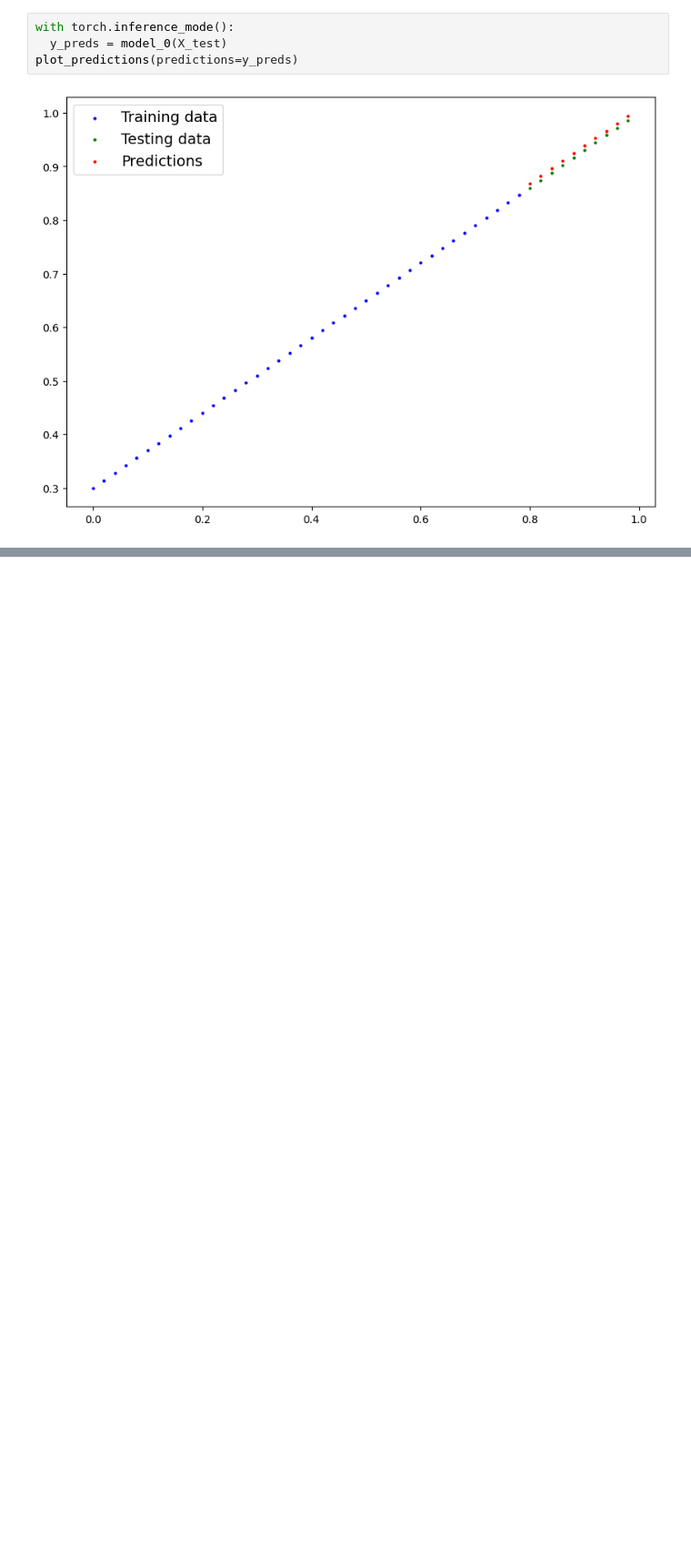
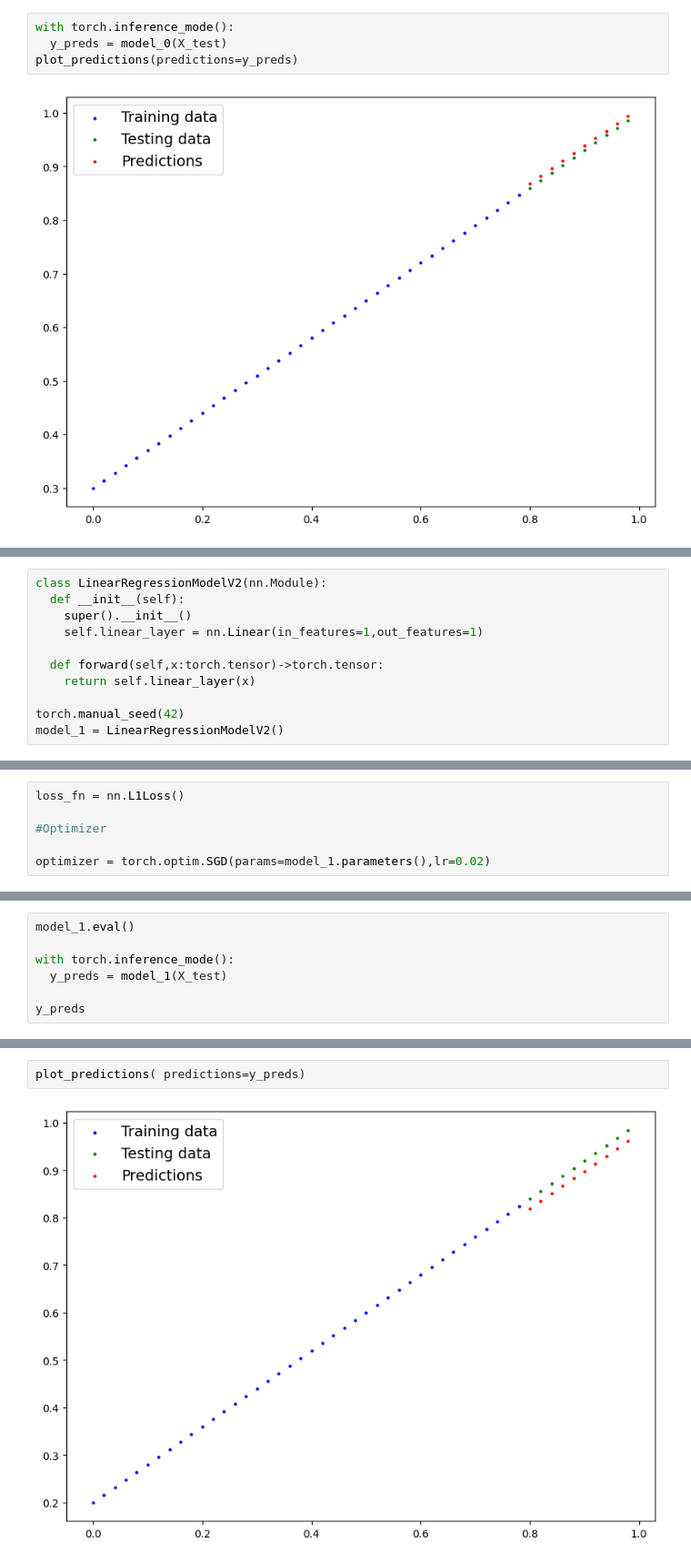
Before and after one commit to Howlbeeb/ML-Projects, a Jupyter notebook: Pytorch_workflow.ipynb, the cells around one changed output, grey strips where cells are left out. Shown: that part at 91% size. Cells and saved outputs as stored; diff of their text form; blank space fills up the shorter version.

```diff
--- a/Pytorch_workflow.ipynb
+++ b/Pytorch_workflow.ipynb
@@ -200,0 +389,11 @@ plot_predictions(predictions=y_preds)
+# %%
+class LinearRegressionModelV2(nn.Module):
+  def __init__(self):
+    super().__init__()
+    self.linear_layer = nn.Linear(in_features=1,out_features=1)
+
+  def forward(self,x:torch.tensor)->torch.tensor:
+    return self.linear_layer(x)
+
+torch.manual_seed(42)
+model_1 = LinearRegressionModelV2()
@@ -200,0 +417,6 @@ plot_predictions(predictions=y_preds)
+# %%
+loss_fn = nn.L1Loss()
+
+#Optimizer
+
+optimizer = torch.optim.SGD(params=model_1.parameters(),lr=0.02)
@@ -200,0 +484,7 @@ plot_predictions(predictions=y_preds)
+# %%
+model_1.eval()
+
+with torch.inference_mode():
+  y_preds = model_1(X_test)
+
+y_preds
@@ -200,0 +502,4 @@ plot_predictions(predictions=y_preds)
+# %%
+plot_predictions( predictions=y_preds)
+# %% [output]
+[figure, added]
```
Also changed, not shown: parts of 29 cells of this notebook.
